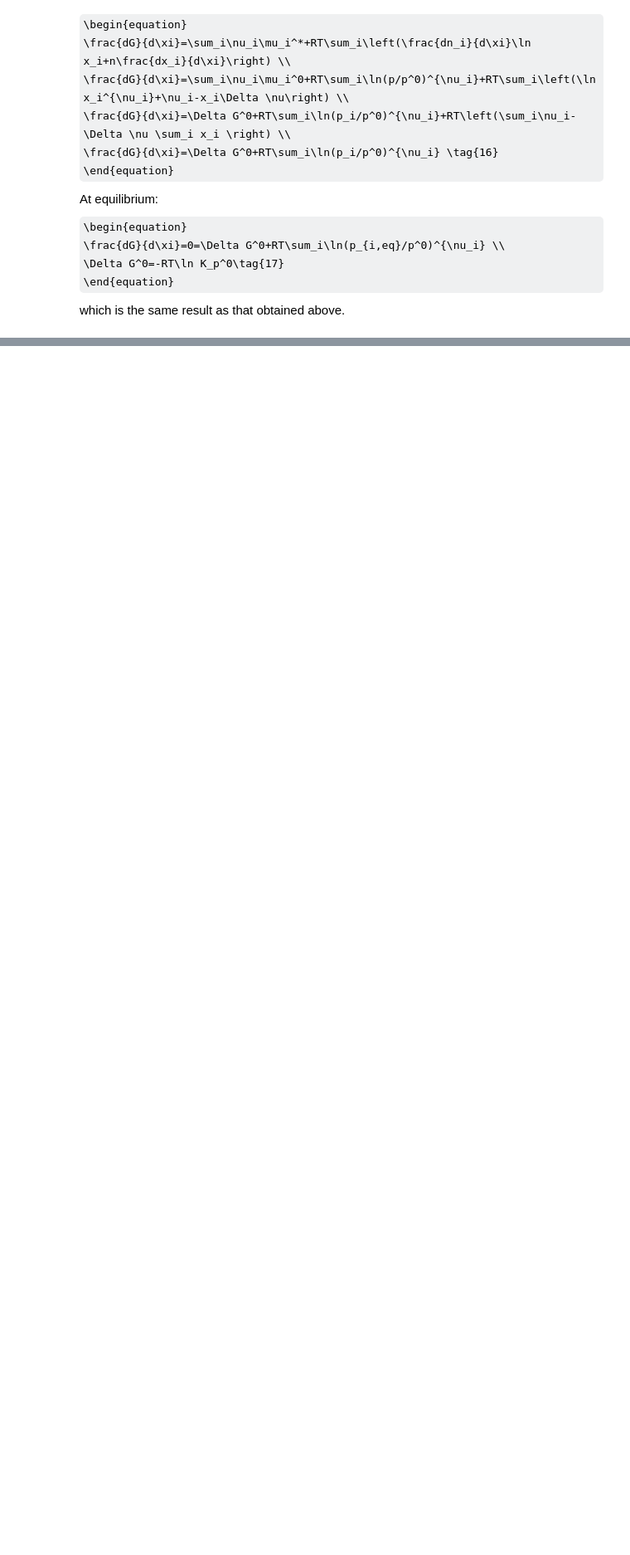
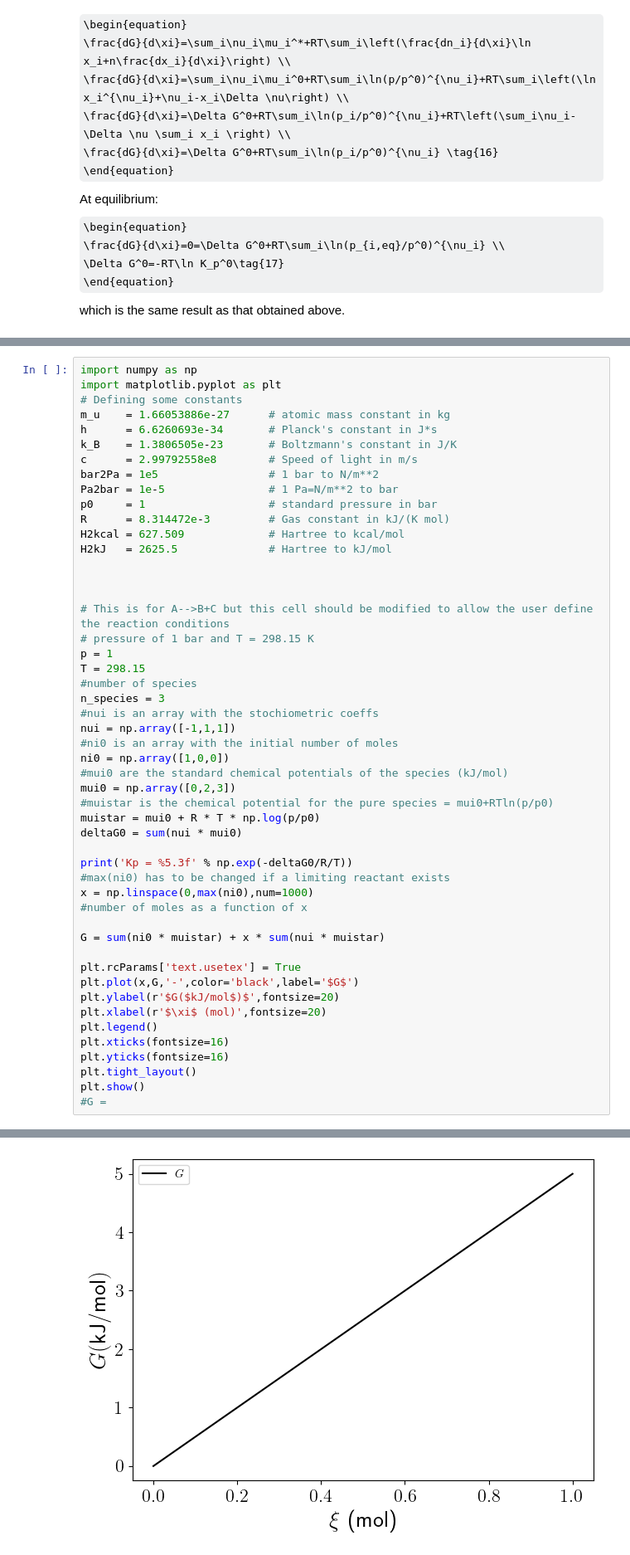
Before and after one commit to emartineznunez/Kp, a Jupyter notebook: scripts/Kp.ipynb, the cells around one changed output, grey strips where cells are left out. Shown at 83% size. Saved outputs shown, nothing was run; the diff lists cells and outputs as text; some formulas as TeX source; blank space fills up the shorter version.

```diff
--- a/scripts/Kp.ipynb
+++ b/scripts/Kp.ipynb
@@ -93,0 +106,51 @@ which is the same result as that obtained above.
+# %%
+import numpy as np
+import matplotlib.pyplot as plt
+# Defining some constants
+m_u    = 1.66053886e-27      # atomic mass constant in kg
+h      = 6.6260693e-34       # Planck's constant in J*s
+k_B    = 1.3806505e-23       # Boltzmann's constant in J/K
+c      = 2.99792558e8        # Speed of light in m/s
+bar2Pa = 1e5                 # 1 bar to N/m**2
+Pa2bar = 1e-5                # 1 Pa=N/m**2 to bar
+p0     = 1                   # standard pressure in bar
+R      = 8.314472e-3         # Gas constant in kJ/(K mol)
+H2kcal = 627.509             # Hartree to kcal/mol
+H2kJ   = 2625.5              # Hartree to kJ/mol
+
+
+
+# This is for A-->B+C but this cell should be modified to allow the user define the reaction conditions
+# pressure of 1 bar and T = 298.15 K
+p = 1
+T = 298.15
+#number of species
+n_species = 3
+#nui is an array with the stochiometric coeffs
+nui = np.array([-1,1,1])
+#ni0 is an array with the initial number of moles
+ni0 = np.array([1,0,0])
+#mui0 are the standard chemical potentials of the species (kJ/mol)
+mui0 = np.array([0,2,3])
+#muistar is the chemical potential for the pure species = mui0+RTln(p/p0)
+muistar = mui0 + R * T * np.log(p/p0)
+deltaG0 = sum(nui * mui0)
+
+print('Kp = %5.3f' % np.exp(-deltaG0/R/T))
+#max(ni0) has to be changed if a limiting reactant exists
+x = np.linspace(0,max(ni0),num=1000)
+#number of moles as a function of x
+
+G = sum(ni0 * muistar) + x * sum(nui * muistar)
+
+plt.rcParams['text.usetex'] = True
+plt.plot(x,G,'-',color='black',label='$G$')
+plt.ylabel(r'$G($kJ/mol$)$',fontsize=20)
+plt.xlabel(r'$\xi$ (mol)',fontsize=20)
+plt.legend()
+plt.xticks(fontsize=16)
+plt.yticks(fontsize=16)
+plt.tight_layout()
+plt.show()
+#G =
+# %% [output]
@@ -94,2 +158,3 @@ which is the same result as that obtained above.
+[figure, added]
 # %% [markdown]
 # **Calculation of $K_p$ using thermochemistry and simulations: the $\mathrm{N}_{2}\mathrm{O}_{4} \rightleftharpoons 2 \mathrm{NO}_{2}$ reaction**
```
Also changed, not shown: parts of 6 cells of this notebook.
